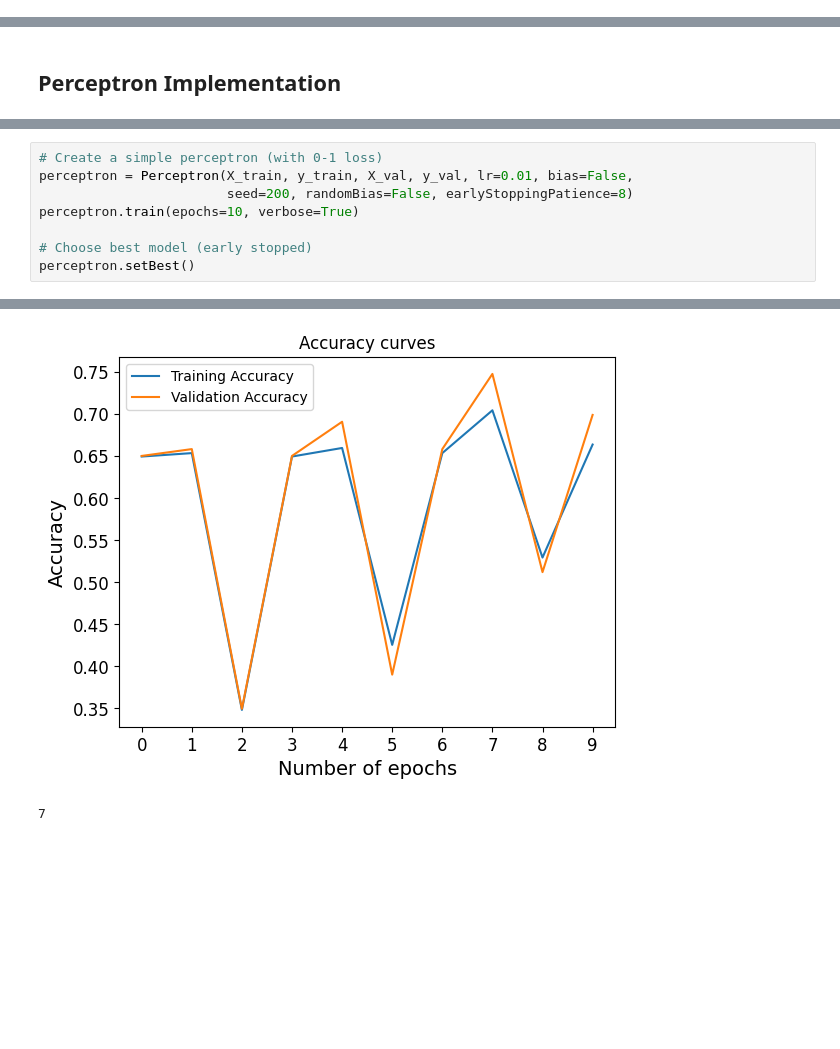
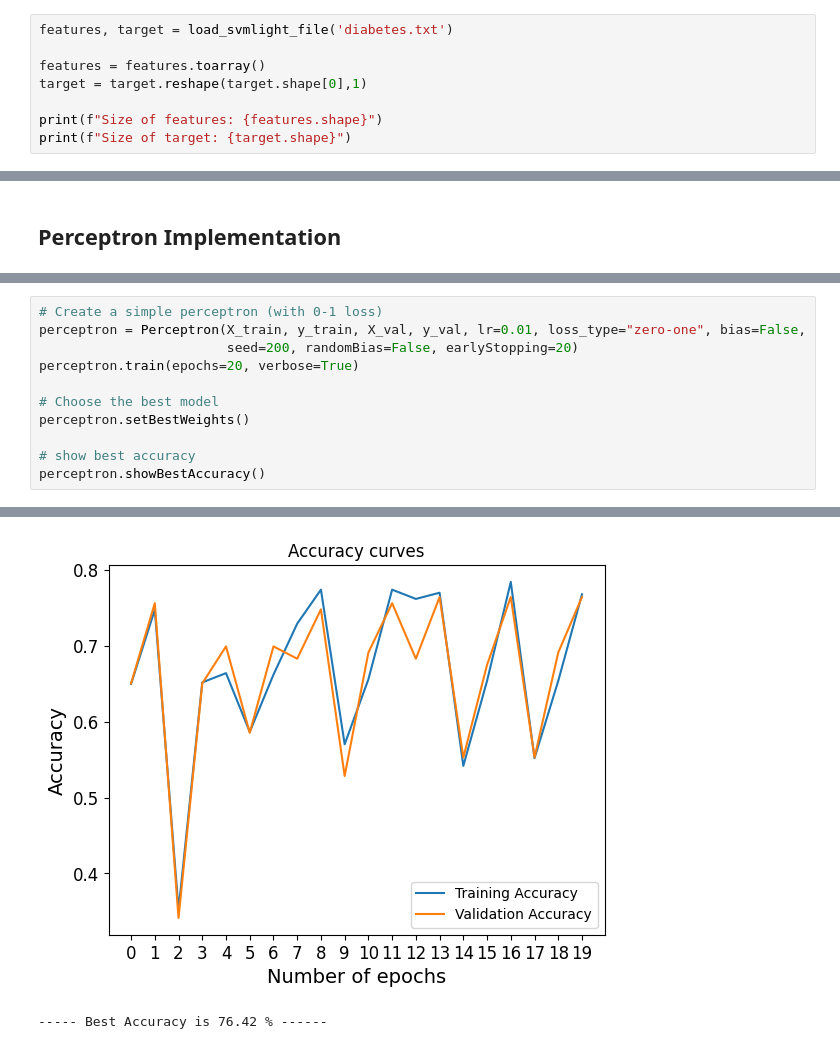
Before and after one commit to KaneZhao/deep-learning-assignments, a Jupyter notebook: assignment1/Assignment1.ipynb, the cells around one changed output, grey strips where cells are left out. Drawn from its saved outputs; the diff is of its cells as text; blank space fills up the shorter version.

Commit message:
Perceptron Implement

```diff
--- a/assignment1/Assignment1.ipynb
+++ b/assignment1/Assignment1.ipynb
@@ -44,0 +30,8 @@ pd.DataFrame(features).describe()
+# %%
+features, target = load_svmlight_file('diabetes.txt')
+
+features = features.toarray()
+target = target.reshape(target.shape[0],1)
+
+print(f"Size of features: {features.shape}")
+print(f"Size of target: {target.shape}")
@@ -314,9 +326,12 @@ class Perceptron:
 # %%
 # Create a simple perceptron (with 0-1 loss)
-perceptron = Perceptron(X_train, y_train, X_val, y_val, lr=0.01, bias=False,
-                        seed=200, randomBias=False, earlyStoppingPatience=8)
-perceptron.train(epochs=10, verbose=True)
+perceptron = Perceptron(X_train, y_train, X_val, y_val, lr=0.01, loss_type="zero-one", bias=False,
+                        seed=200, randomBias=False, earlyStopping=20)
+perceptron.train(epochs=20, verbose=True)
 
-# Choose best model (early stopped)
-perceptron.setBest()
+# Choose the best model
+perceptron.setBestWeights()
+
+# show best accuracy
+perceptron.showBestAccuracy()
 # %% [output]
@@ -341,5 +356,5 @@ Validation Loss: 0.04878048780487805
-[figure, old version]
+[figure, new version]
-7
+----- Best Accuracy is 76.42 % ------
 # %%
 # Create a simple perceptron
 perceptron = Perceptron(X_train, y_train, X_val, y_val, lr=0.01, bias=True,
```
Also changed, not shown: parts of 8 cells of this notebook.
